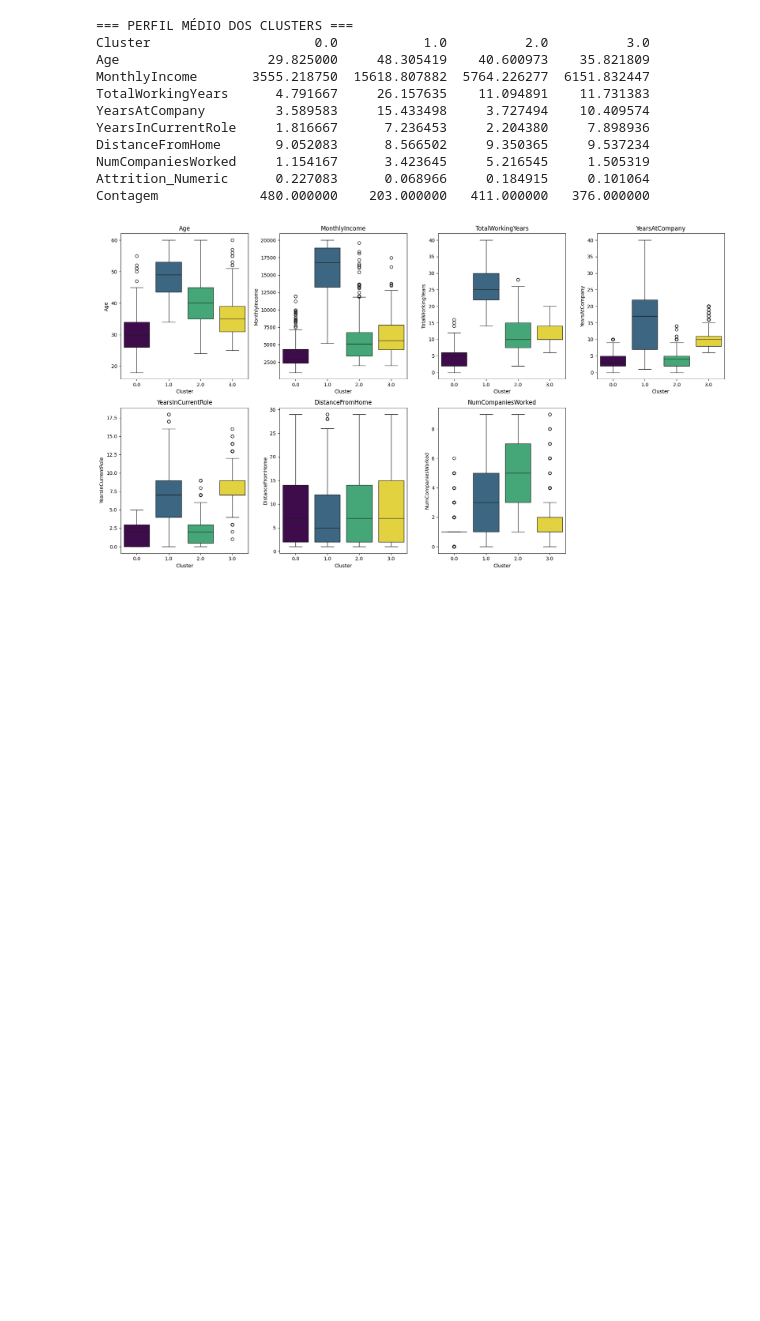
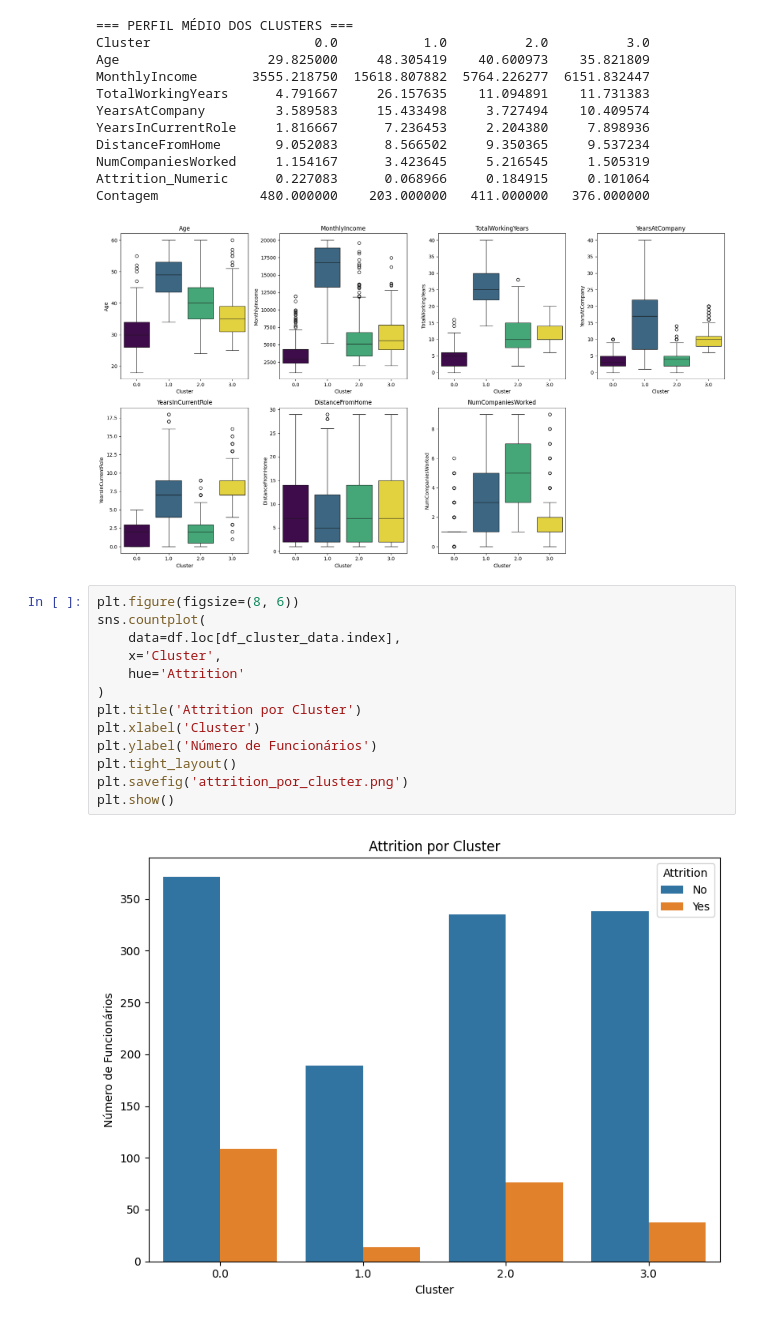
Before and after one commit to marcosdito/ciencia_de_dados, a Jupyter notebook: Unidade 3 CD/analise_completa.ipynb, the cells around one changed output. Saved outputs shown, nothing was run; the diff lists cells and outputs as text; blank space fills up the shorter version.

Commit message:
attrition por cluster

```diff
--- a/Unidade 3 CD/analise_completa.ipynb
+++ b/Unidade 3 CD/analise_completa.ipynb
@@ -385,3 +425,18 @@ NumCompaniesWorked     1.154167      3.423645     5.216545     1.505319
 Attrition_Numeric      0.227083      0.068966     0.184915     0.101064
 Contagem             480.000000    203.000000   411.000000   376.000000
 [figure]
+# %%
+plt.figure(figsize=(8, 6))
+sns.countplot(
+    data=df.loc[df_cluster_data.index],
+    x='Cluster',
+    hue='Attrition'
+)
+plt.title('Attrition por Cluster')
+plt.xlabel('Cluster')
+plt.ylabel('Número de Funcionários')
+plt.tight_layout()
+plt.savefig('attrition_por_cluster.png')
+plt.show()
+# %% [output]
+[figure, added]
```
Also changed, not shown: parts of 2 cells of this notebook, 1 other file.
